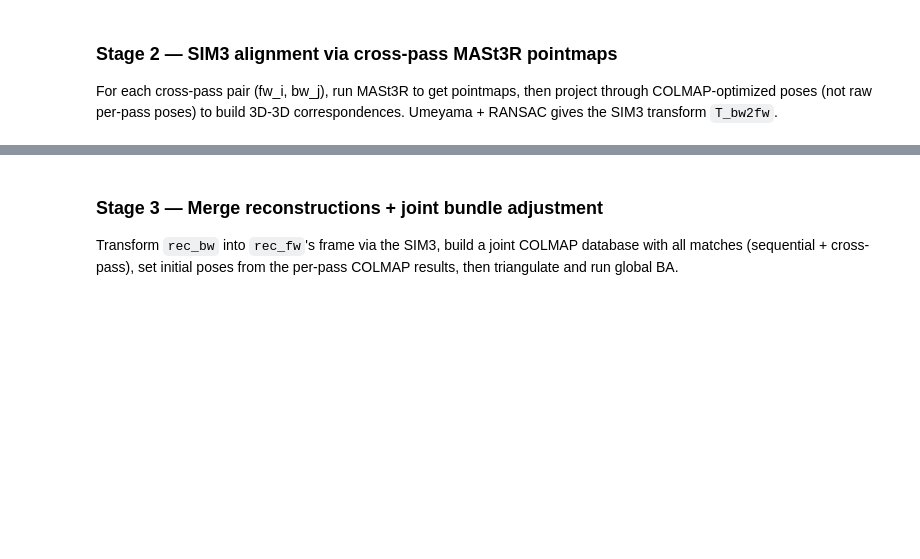
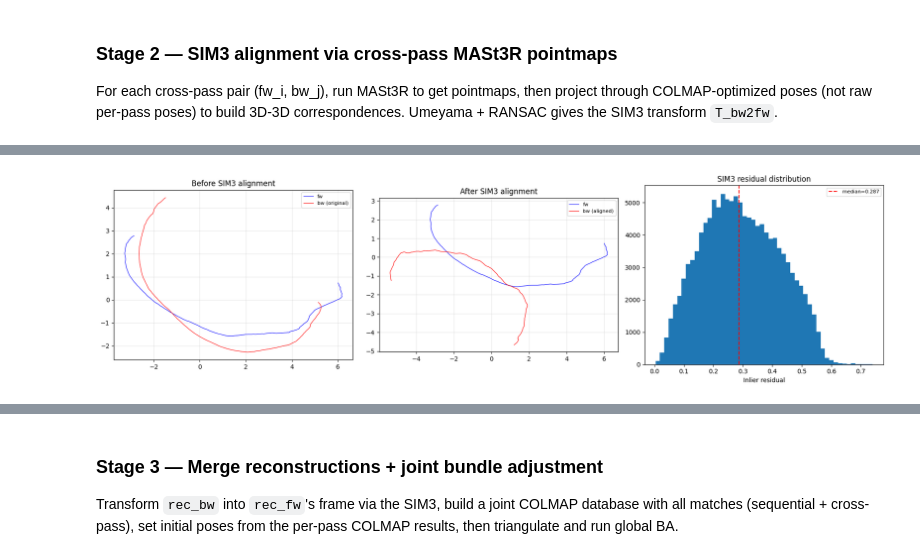
Before and after one commit to HuguesSib/mee-deepreefmap, a Jupyter notebook: notebooks/colmap_mast3r_reconstruction.ipynb, the cells around one changed output, grey strips where cells are left out. Cells and saved outputs as stored; diff of their text form; code cells hidden in the pictures; blank space fills up the shorter version.

```diff
--- a/notebooks/colmap_mast3r_reconstruction.ipynb
+++ b/notebooks/colmap_mast3r_reconstruction.ipynb
@@ -1676,5 +1687,11 @@ print(f"COLMAP-optimized poses: {len(colmap_poses_fw)} fw, {len(colmap_poses_bw)
 # %%
-"""Stage 2b: Run MASt3R on cross-pass pairs, build 3D-3D correspondences, estimate SIM3."""
+"""Stage 2b: Run MASt3R on cross-pass pairs, build 3D-3D correspondences, estimate SIM3.
+
+MASt3R pred2 only contains 'pts3d_in_other_view' (view2 points in view1's frame),
+not 'pts3d' in view2's own frame. To get 3D points in each camera's own frame
+(needed for SIM3 between the two independent COLMAP coordinate systems), we run
+inference in BOTH directions: (fw,bw) gives fw-cam pointmap, (bw,fw) gives bw-cam.
+"""
 import matplotlib.pyplot as plt
 
 
@@ -1696,7 +1713,6 @@ def _umeyama(P_src, P_dst):
     return s, R, t
 
 
-# Filter cross-pass pairs to those with COLMAP-registered images on both sides
 valid_cross_pairs = [
     (fi, bi) for fi, bi in cross_pairs_local if fi in colmap_poses_fw and bi in colmap_poses_bw
 ]
@@ -1704,7 +1720,6 @@ print(
     f"Cross-pass pairs with both sides registered: {len(valid_cross_pairs)} / {len(cross_pairs_local)}"
 )
 
-# Run MASt3R on valid cross-pass pairs and collect 3D-3D correspondences
 CONF_THR_CROSS = 1.0
 all_P_fw = []
 all_P_bw = []
@@ -1718,35 +1733,43 @@ def _get_view_cross(gidx):
     return view_cache_cross[gidx]
 
 
-cross_global = [(fi, N_fw + bi) for fi, bi in valid_cross_pairs]
-for batch_start in _tqdm(range(0, len(cross_global), BATCH_SIZE), desc="MASt3R cross-pass"):
-    batch_pairs = cross_global[batch_start : batch_start + BATCH_SIZE]
-    batch_views = [(_get_view_cross(g0), _get_view_cross(g1)) for g0, g1 in batch_pairs]
-    result = dust3r_inference(batch_views, model, device, batch_size=BATCH_SIZE, verbose=False)
+PAIRS_PER_BATCH = max(1, BATCH_SIZE // 2)
+
+for batch_start in _tqdm(
+    range(0, len(valid_cross_pairs), PAIRS_PER_BATCH), desc="MASt3R cross-pass"
+):
+    batch_cp = valid_cross_pairs[batch_start : batch_start + PAIRS_PER_BATCH]
+
+    batch_views = []
+    for fi, bi in batch_cp:
+        v_fw = _get_view_cross(fi)
+        v_bw = _get_view_cross(N_fw + bi)
+        batch_views.append((v_fw, v_bw))
+        batch_views.append((v_bw, v_fw))
+
+    result = dust3r_inference(
+        batch_views, model, device, batch_size=len(batch_views), verbose=False
+    )
     pred1, pred2 = result["pred1"], result["pred2"]
 
-    for k in range(pred1["pts3d"].shape[0]):
-        pair_idx = batch_start + k
-        if pair_idx >= len(cross_global):
-            break
-        gidx_fw, gidx_bw = cross_global[pair_idx]
-        fi = gidx_fw
-        bi = gidx_bw - N_fw
+    for k_pair, (fi, bi) in enumerate(batch_cp):
+        k_fwd = k_pair * 2
+        k_rev = k_pair * 2 + 1
 
         C2W_fw = colmap_poses_fw[fi]
         C2W_bw = colmap_poses_bw[bi]
 
-        pts3d_cam1 = pred1["pts3d"][k].cpu().numpy()  # [H, W, 3] in cam1 frame
-        pts3d_cam2 = pred2["pts3d_in_other_view"][k].cpu().numpy()  # [H, W, 3] in cam1 frame
-        conf1 = pred1["conf"][k].cpu().numpy()
-        conf2 = pred2["conf"][k].cpu().numpy()
+        pts3d_fw_cam = pred1["pts3d"][k_fwd].cpu().numpy()
+        conf_fw = pred1["conf"][k_fwd].cpu().numpy()
 
-        # Get correspondences
+        pts3d_bw_cam = pred1["pts3d"][k_rev].cpu().numpy()
+        conf_bw = pred1["conf"][k_rev].cpu().numpy()
+
         corres = extract_correspondences_nonsym(
-            pred1["desc"][k],
-            pred2["desc"][k],
-            pred1["desc_conf"][k],
-            pred2["desc_conf"][k],
+            pred1["desc"][k_fwd],
+            pred2["desc"][k_fwd],
+            pred1["desc_conf"][k_fwd],
+            pred2["desc_conf"][k_fwd],
             device=device,
             subsample=4,
         )
@@ -1756,32 +1779,30 @@ for batch_start in _tqdm(range(0, len(cross_global), BATCH_SIZE), desc="MASt3R c
         if len(m0) < 10:
             continue
 
-        H1, W1 = pts3d_cam1.shape[:2]
-        H2, W2 = pts3d_cam2.shape[:2] if len(pts3d_cam2.shape) == 3 else pts3d_cam1.shape[:2]
+        H_m, W_m = pts3d_fw_cam.shape[:2]
 
-        u1 = m0[:, 0].round().astype(int).clip(0, W1 - 1)
-        v1 = m0[:, 1].round().astype(int).clip(0, H1 - 1)
+        u1 = m0[:, 0].round().astype(int).clip(0, W_m - 1)
+        v1 = m0[:, 1].round().astype(int).clip(0, H_m - 1)
+        u2 = m1[:, 0].round().astype(int).clip(0, W_m - 1)
+        v2 = m1[:, 1].round().astype(int).clip(0, H_m - 1)
 
-        # pts3d_1 in cam1 frame — project via fw COLMAP pose
-        p_cam1 = pts3d_cam1[v1, u1]
-        valid = np.isfinite(p_cam1).all(axis=1) & (conf1[v1, u1] > 1.5)
+        p_fw_cam = pts3d_fw_cam[v1, u1]
+        p_bw_cam = pts3d_bw_cam[v2, u2]
+
+        valid = (
+            np.isfinite(p_fw_cam).all(axis=1)
+            & np.isfinite(p_bw_cam).all(axis=1)
+            & (conf_fw[v1, u1] > 1.5)
+            & (conf_bw[v2, u2] > 1.5)
+        )
         if valid.sum() < 10:
             continue
 
-        # MASt3R pred2["pts3d_in_other_view"] is in cam1's frame too.
-        # To get bw world points, we need pts3d in cam2's own frame.
-        # Use pred2["pts3d"] which is in cam2's frame.
-        pts3d_cam2_own = pred2["pts3d"][k].cpu().numpy()  # [H, W, 3] in cam2 frame
-        u2 = m1[:, 0].round().astype(int).clip(0, W1 - 1)
-        v2 = m1[:, 1].round().astype(int).clip(0, H1 - 1)
-        p_cam2 = pts3d_cam2_own[v2, u2]
-        valid &= np.isfinite(p_cam2).all(axis=1) & (conf2[v2, u2] > 1.5)
+        p_fw_cam = p_fw_cam[valid]
+        p_bw_cam = p_bw_cam[valid]
 
-        p_cam1 = p_cam1[valid]
-        p_cam2 = p_cam2[valid]
-
-        P_fw_world = (C2W_fw[:3, :3] @ p_cam1.T + C2W_fw[:3, 3:4]).T
-        P_bw_world = (C2W_bw[:3, :3] @ p_cam2.T + C2W_bw[:3, 3:4]).T
+        P_fw_world = (C2W_fw[:3, :3] @ p_fw_cam.T + C2W_fw[:3, 3:4]).T
+        P_bw_world = (C2W_bw[:3, :3] @ p_bw_cam.T + C2W_bw[:3, 3:4]).T
 
         all_P_fw.append(P_fw_world)
         all_P_bw.append(P_bw_world)
@@ -1863,3 +1884,4 @@ else:
 
     plt.tight_layout()
     plt.show()
+# %% [output]
@@ -1865,0 +1894 @@ else:
+[figure, added]
```
Also changed, not shown: parts of 23 cells of this notebook.
